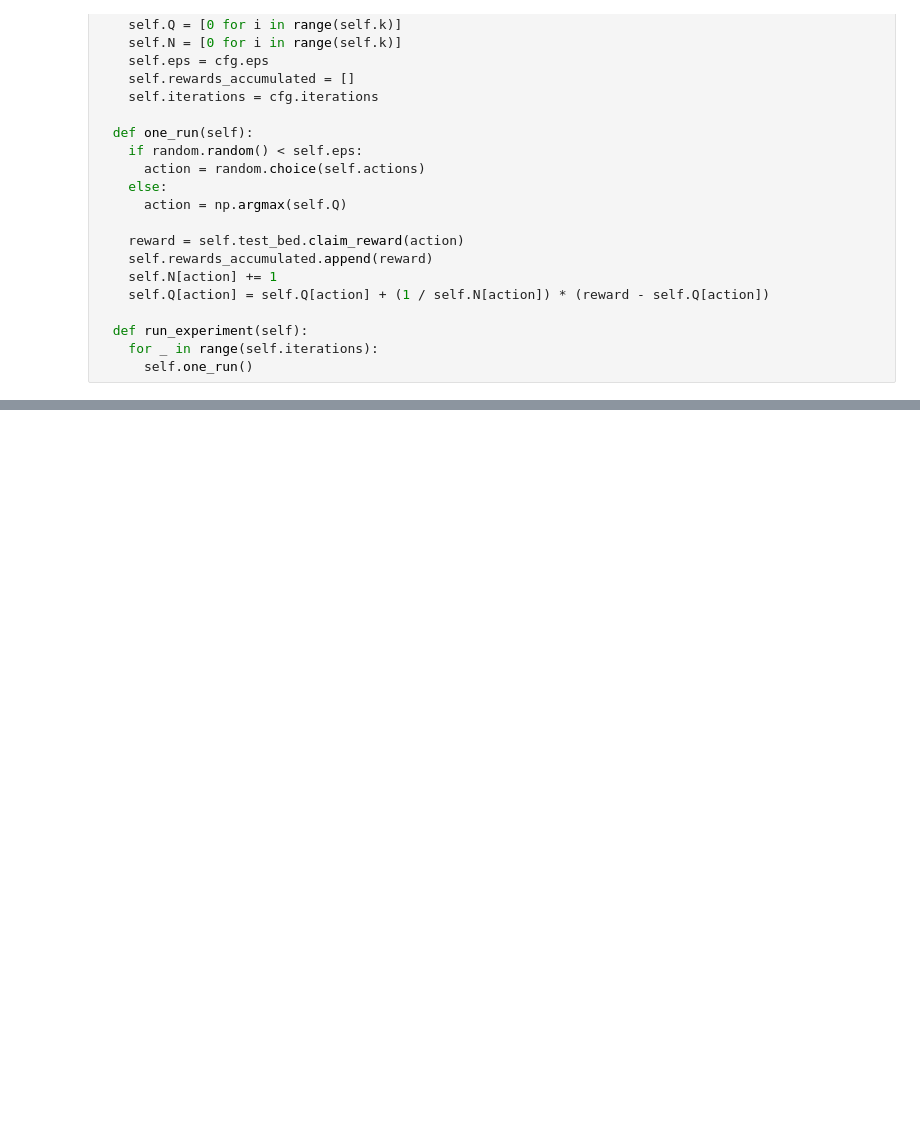
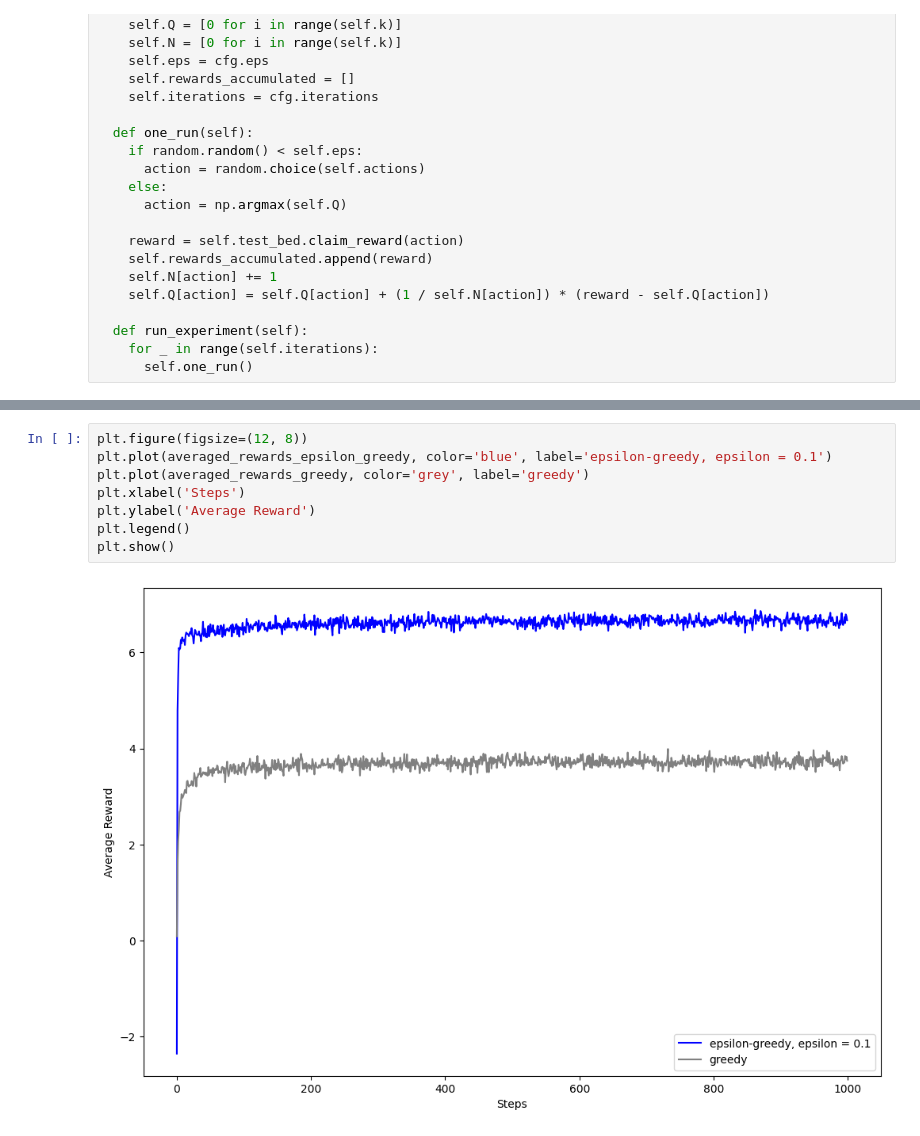
Before and after one commit to bhargav-borah/reinforcement-learning-book-implementation-exercises, a Jupyter notebook: chapter-2-multi-armed-bandits/implementation-notebook.ipynb, the cells around one changed output, grey strips where cells are left out. Cells and saved outputs as stored; diff of their text form; blank space fills up the shorter version.

```diff
--- a/chapter-2-multi-armed-bandits/implementation-notebook.ipynb
+++ b/chapter-2-multi-armed-bandits/implementation-notebook.ipynb
@@ -114,0 +127,10 @@ experiment.plot_average_rewards()
+# %%
+plt.figure(figsize=(12, 8))
+plt.plot(averaged_rewards_epsilon_greedy, color='blue', label='epsilon-greedy, epsilon = 0.1')
+plt.plot(averaged_rewards_greedy, color='grey', label='greedy')
+plt.xlabel('Steps')
+plt.ylabel('Average Reward')
+plt.legend()
+plt.show()
+# %% [output]
+[figure, added]
```
Also changed, not shown: parts of 8 cells of this notebook.
